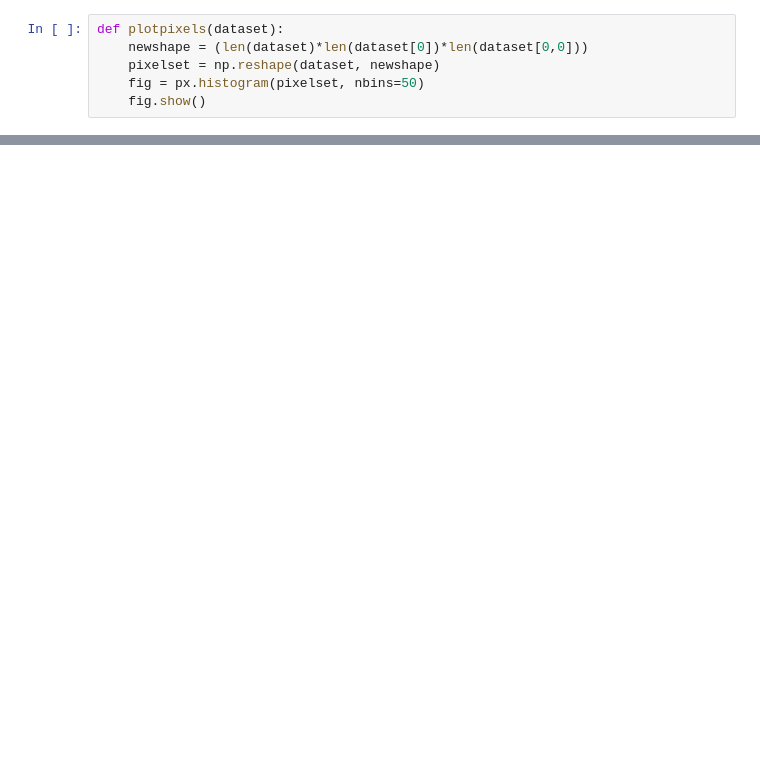
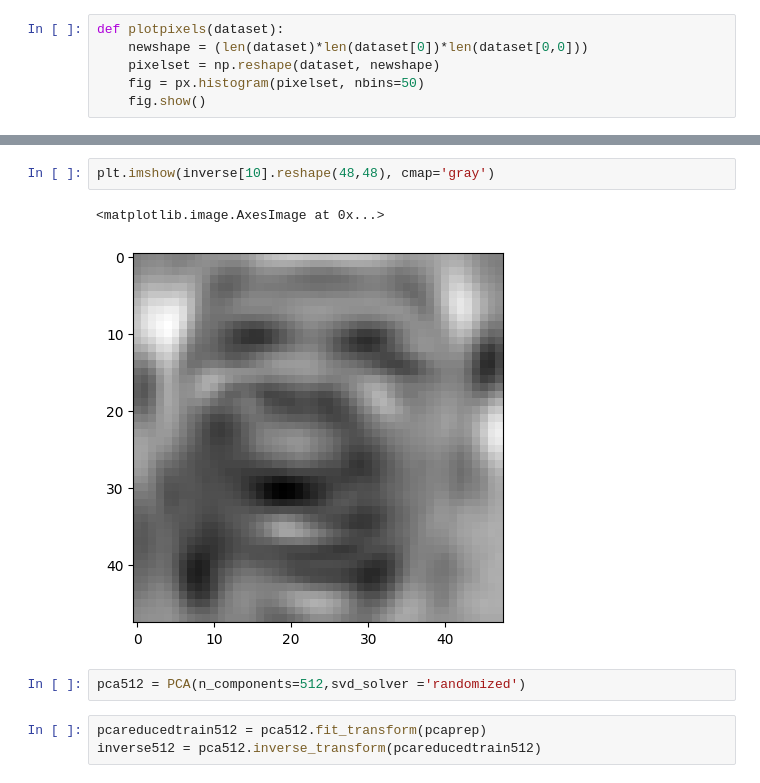
Before and after one commit to apatiras/cmse_831_final, a Jupyter notebook: facial_emotion_classification.ipynb, the cells around one changed output, grey strips where cells are left out. Drawn from its saved outputs; the diff is of its cells as text; blank space fills up the shorter version.

```diff
--- a/facial_emotion_classification.ipynb
+++ b/facial_emotion_classification.ipynb
@@ -185,0 +217,10 @@ imagepca.fit(X_train)
+# %%
+plt.imshow(inverse[10].reshape(48,48), cmap='gray')
+# %% [output]
+<matplotlib.image.AxesImage at 0x...>
+[figure, added]
+# %%
+pca512 = PCA(n_components=512,svd_solver ='randomized')
+# %%
+pcareducedtrain512 = pca512.fit_transform(pcaprep)
+inverse512 = pca512.inverse_transform(pcareducedtrain512)
```
Also changed, not shown: parts of 26 cells of this notebook.
